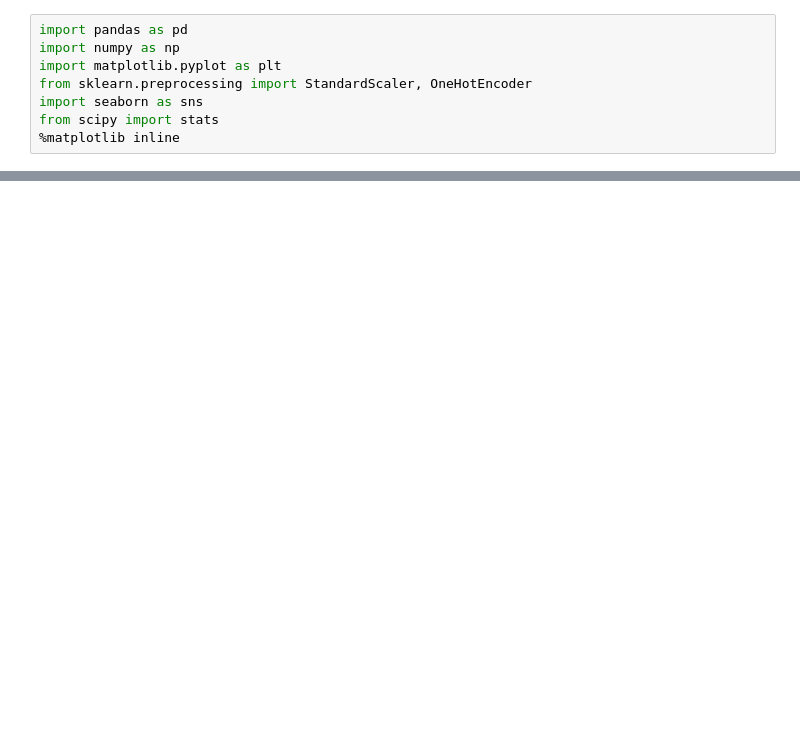
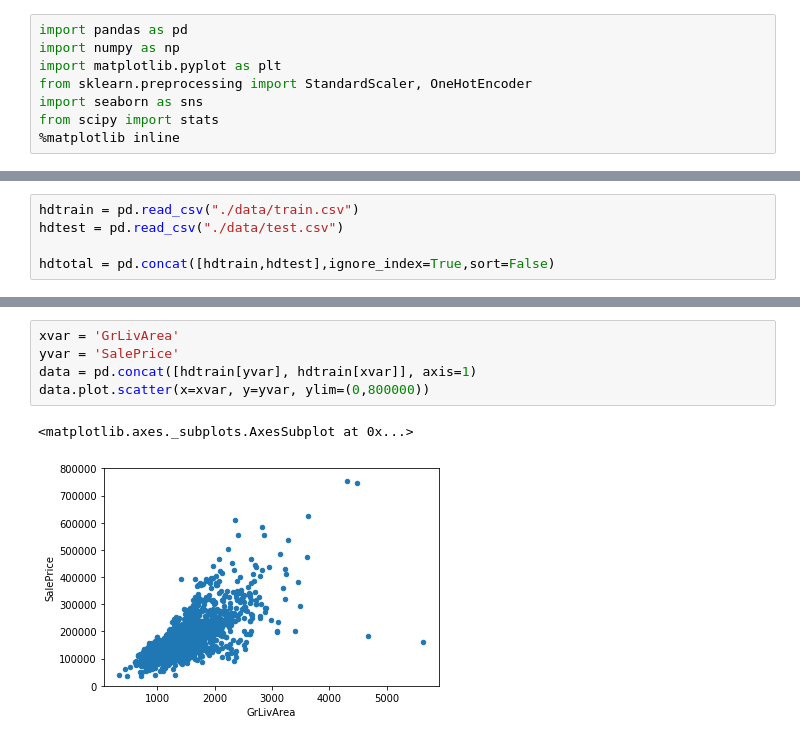
Before and after one commit to ZechCal/HousePredict, a Jupyter notebook: data_process.ipynb, the cells around one changed output, grey strips where cells are left out. Drawn from its saved outputs; the diff is of its cells as text; blank space fills up the shorter version.

Commit message:
modified:   data_process.ipynb 	new file:   report-2.png 	new file:   report.png

```diff
--- a/data_process.ipynb
+++ b/data_process.ipynb
@@ -102,0 +9,5 @@ df_hshd.eval('GarageBlt = YrSold-GarageYrBlt')
+# %%
+hdtrain = pd.read_csv("./data/train.csv")
+hdtest = pd.read_csv("./data/test.csv")
+
+hdtotal = pd.concat([hdtrain,hdtest],ignore_index=True,sort=False)
@@ -102,0 +40,8 @@ df_hshd.eval('GarageBlt = YrSold-GarageYrBlt')
+# %%
+xvar = 'GrLivArea'
+yvar = 'SalePrice'
+data = pd.concat([hdtrain[yvar], hdtrain[xvar]], axis=1)
+data.plot.scatter(x=xvar, y=yvar, ylim=(0,800000))
+# %% [output]
+<matplotlib.axes._subplots.AxesSubplot at 0x...>
+[figure, added]
```
Also changed, not shown: parts of 41 cells of this notebook, 2 other files.
